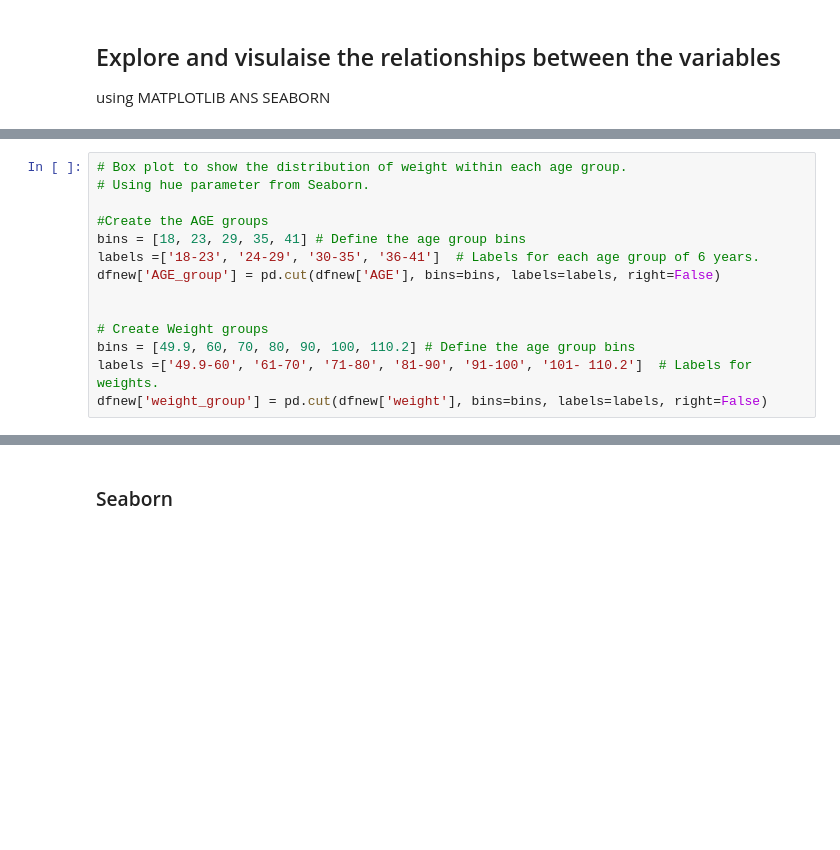
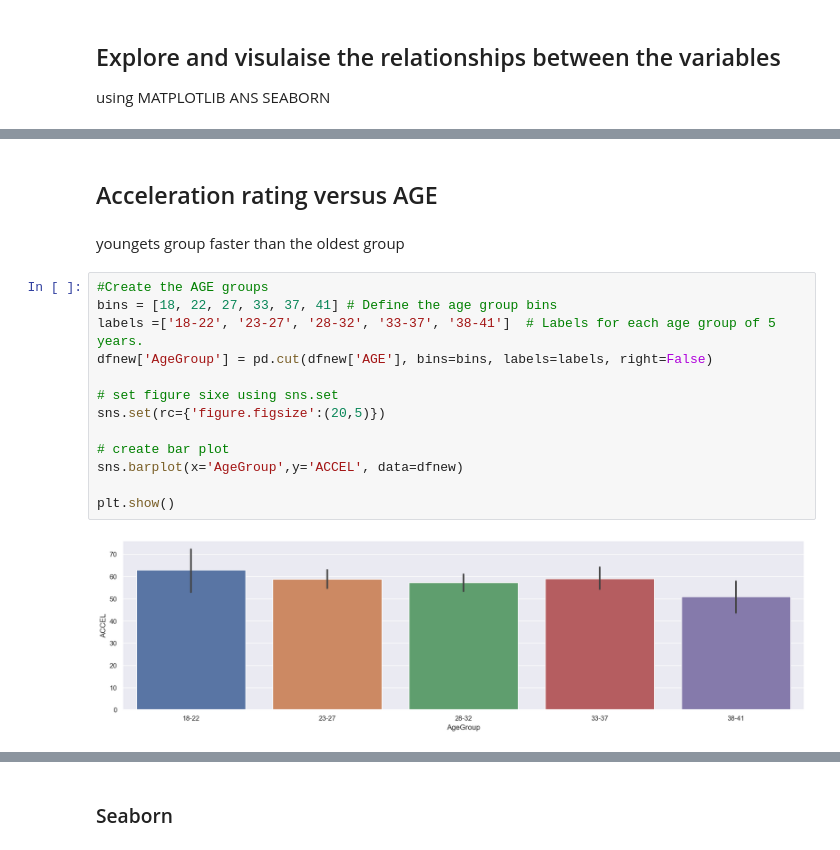
Before and after one commit to conortierney/Prog_for_DA_Assignment, a Jupyter notebook: Prog_for_DA_Assignment.ipynb, the cells around one changed output, grey strips where cells are left out. Cells and saved outputs as stored; diff of their text form; blank space fills up the shorter version.

```diff
--- a/Prog_for_DA_Assignment.ipynb
+++ b/Prog_for_DA_Assignment.ipynb
@@ -460,14 +500,0 @@ plt.show()
-# %%
-# Box plot to show the distribution of weight within each age group.
-# Using hue parameter from Seaborn.
-
-#Create the AGE groups
-bins = [18, 23, 29, 35, 41] # Define the age group bins
-labels =['18-23', '24-29', '30-35', '36-41']  # Labels for each age group of 6 years.
-dfnew['AGE_group'] = pd.cut(dfnew['AGE'], bins=bins, labels=labels, right=False)
-
-
-# Create Weight groups
-bins = [49.9, 60, 70, 80, 90, 100, 110.2] # Define the age group bins
-labels =['49.9-60', '61-70', '71-80', '81-90', '91-100', '101- 110.2']  # Labels for weights.
-dfnew['weight_group'] = pd.cut(dfnew['weight'], bins=bins, labels=labels, right=False)
@@ -483,0 +516,19 @@ plt.show()
+# %% [markdown]
+## Acceleration rating versus AGE
+# %% [markdown]
+youngets group faster than the oldest group
+# %%
+#Create the AGE groups
+bins = [18, 22, 27, 33, 37, 41] # Define the age group bins
+labels =['18-22', '23-27', '28-32', '33-37', '38-41']  # Labels for each age group of 5 years.
+dfnew['AgeGroup'] = pd.cut(dfnew['AGE'], bins=bins, labels=labels, right=False)
+
+# set figure sixe using sns.set
+sns.set(rc={'figure.figsize':(20,5)})
+
+# create bar plot
+sns.barplot(x='AgeGroup',y='ACCEL', data=dfnew)
+
+plt.show()
+# %% [output]
+[figure, added]
```
Also changed, not shown: parts of 46 cells of this notebook.
